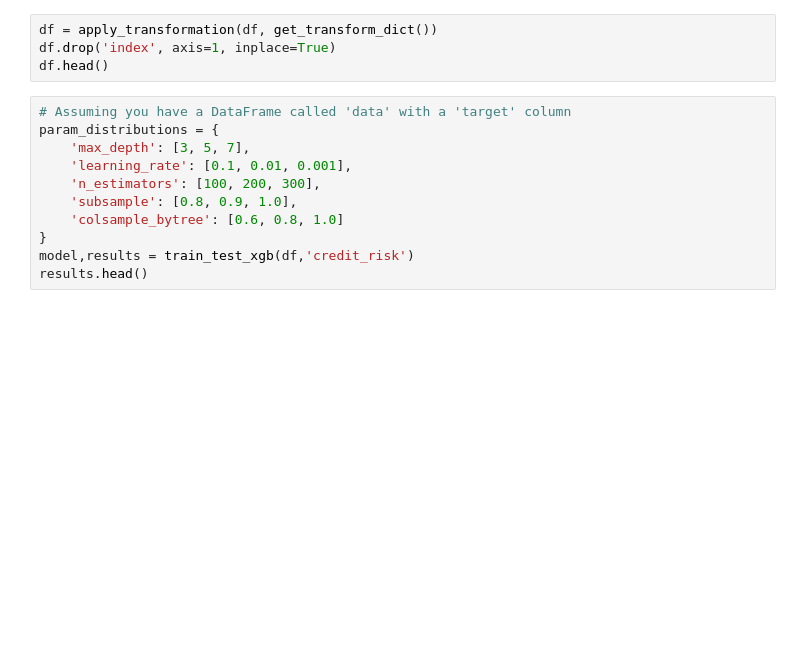
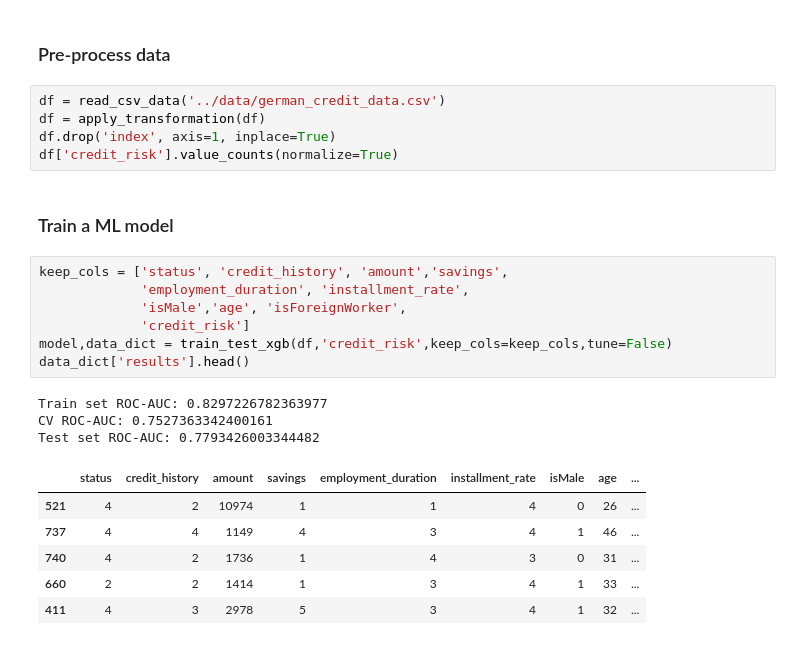
Before and after one commit to anilkumarpanda/fairness_cb, a Jupyter notebook: notebooks/01.fairness_cb.ipynb, the cells around one changed output. Saved outputs shown, nothing was run; the diff lists cells and outputs as text; blank space fills up the shorter version.

```diff
--- a/notebooks/01.fairness_cb.ipynb
+++ b/notebooks/01.fairness_cb.ipynb
@@ -21,15 +26,26 @@ df = read_csv_data('../data/german_credit_data.csv')
+# %% [markdown]
+### Pre-process data
 # %%
-df = apply_transformation(df, get_transform_dict())
+df = read_csv_data('../data/german_credit_data.csv')
+df = apply_transformation(df)
 df.drop('index', axis=1, inplace=True)
-df.head()
+df['credit_risk'].value_counts(normalize=True)
-# %%
-# Assuming you have a DataFrame called 'data' with a 'target' column
-param_distributions = {
-    'max_depth': [3, 5, 7],
-    'learning_rate': [0.1, 0.01, 0.001],
-    'n_estimators': [100, 200, 300],
-    'subsample': [0.8, 0.9, 1.0],
-    'colsample_bytree': [0.6, 0.8, 1.0]
-}
-model,results = train_test_xgb(df,'credit_risk')
-results.head()
+# %% [markdown]
+### Train a ML model
+# %%
+keep_cols = ['status', 'credit_history', 'amount','savings',
+             'employment_duration', 'installment_rate',
+             'isMale','age', 'isForeignWorker',
+             'credit_risk']
+model,data_dict = train_test_xgb(df,'credit_risk',keep_cols=keep_cols,tune=False)
+data_dict['results'].head()
+# %% [output]
+Train set ROC-AUC: 0.8297226782363977
+CV ROC-AUC: 0.7527363342400161
+Test set ROC-AUC: 0.7793426003344482
+|  | status | credit_history | amount | savings | employment_duration | installment_rate | isMale | age | ... |
+| 521 | 4 | 2 | 10974 | 1 | 1 | 4 | 0 | 26 | ... |
+| 737 | 4 | 4 | 1149 | 4 | 3 | 4 | 1 | 46 | ... |
+| 740 | 4 | 2 | 1736 | 1 | 4 | 3 | 0 | 31 | ... |
+| 660 | 2 | 2 | 1414 | 1 | 3 | 4 | 1 | 33 | ... |
+| 411 | 4 | 3 | 2978 | 5 | 3 | 4 | 1 | 32 | ... |
```
Also changed, not shown: parts of 17 cells of this notebook, 1 other file.
